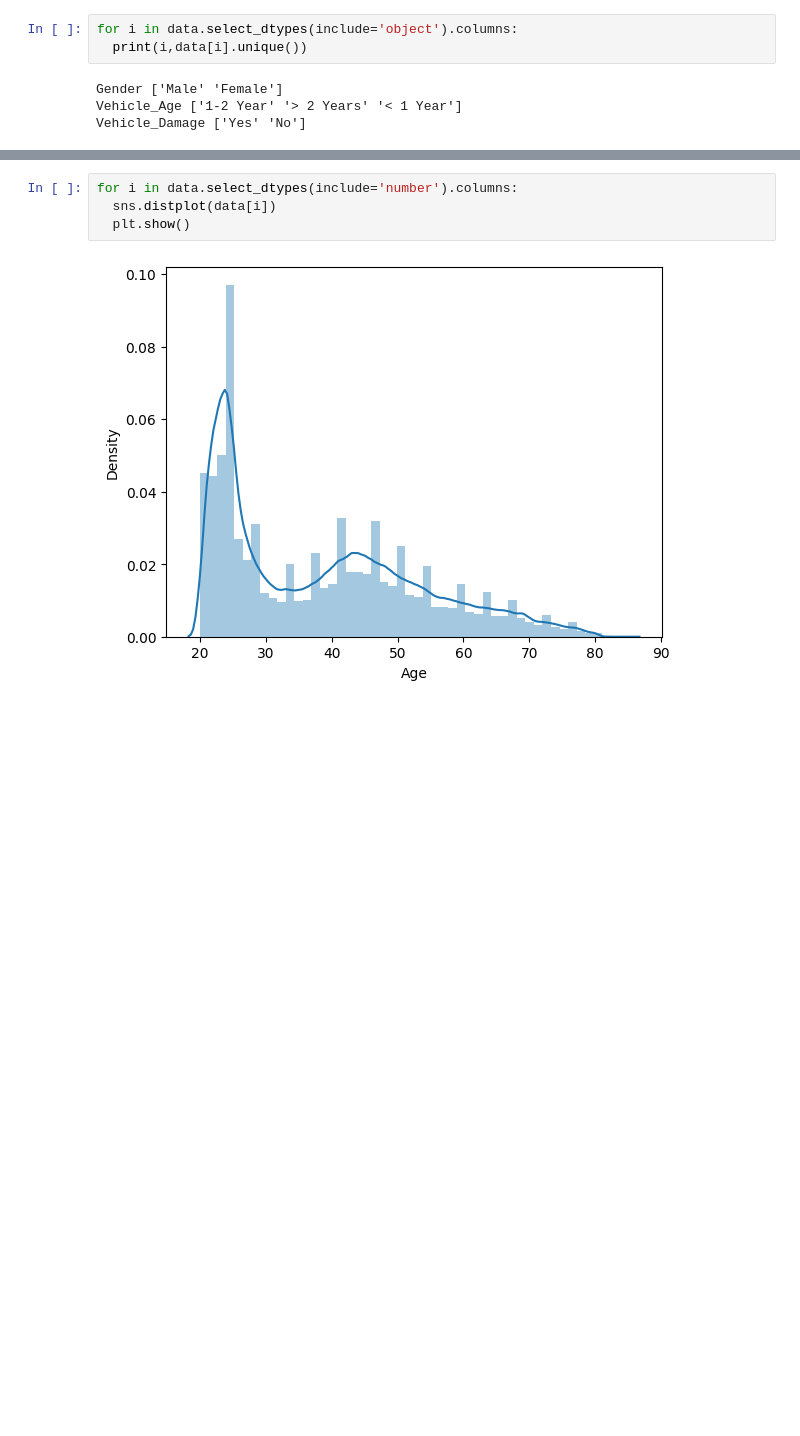
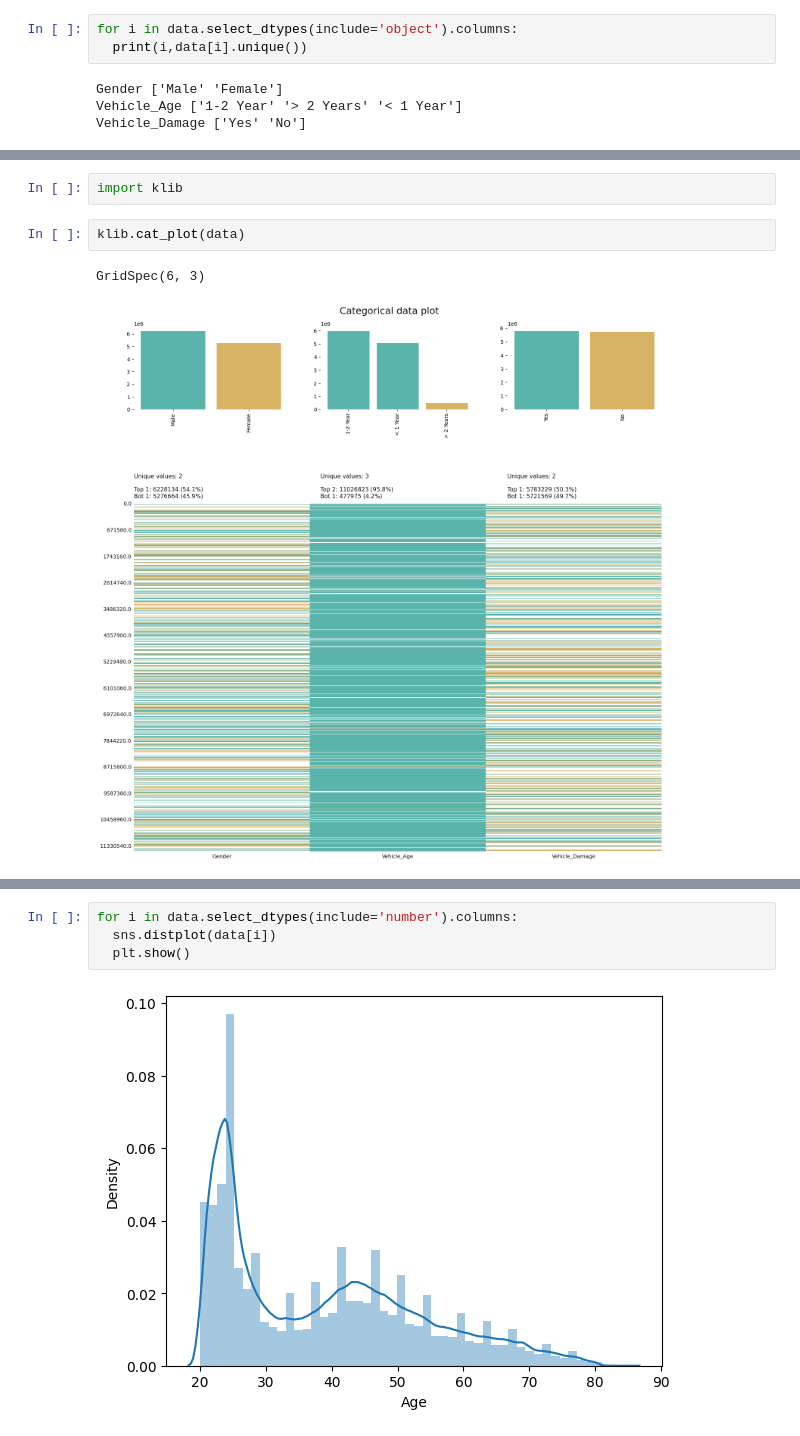
Before and after one commit to lalitha-sahitya/Predicting-Insurance-Premiums, a Jupyter notebook: Insurance_classification.ipynb, the cells around one changed output, grey strips where cells are left out. Drawn from its saved outputs; the diff is of its cells as text; blank space fills up the shorter version.

```diff
--- a/Insurance_classification.ipynb
+++ b/Insurance_classification.ipynb
@@ -139,0 +194,7 @@ for i in data.select_dtypes(include='object').columns:
+# %%
+import klib
+# %%
+klib.cat_plot(data)
+# %% [output]
+GridSpec(6, 3)
+[figure, added]
```
Also changed, not shown: parts of 19 cells of this notebook.
